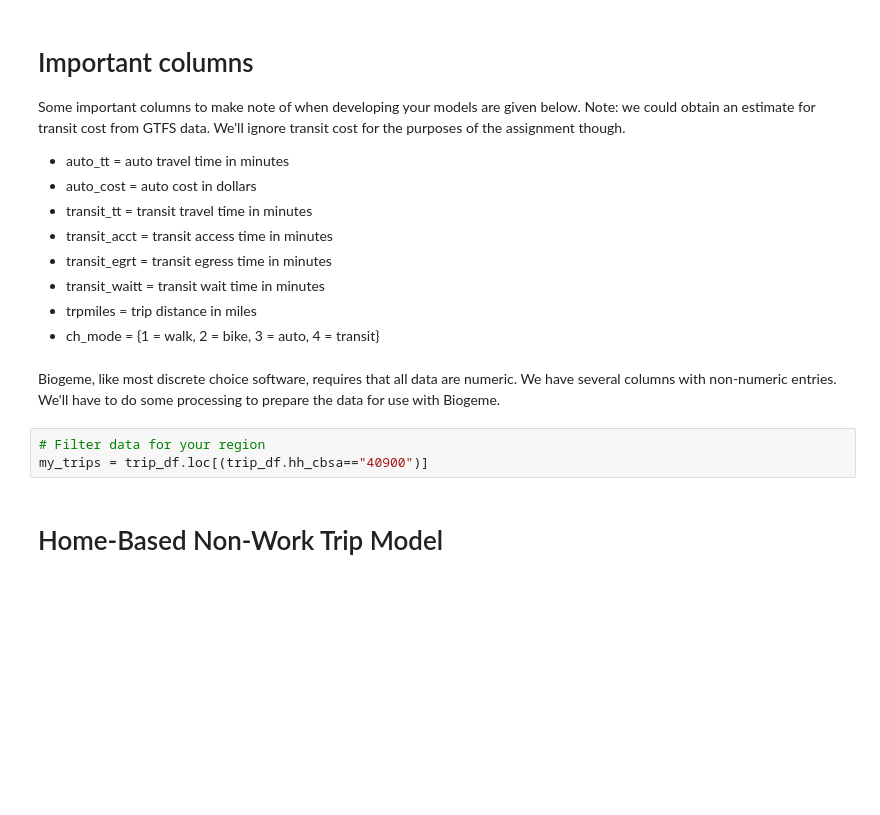
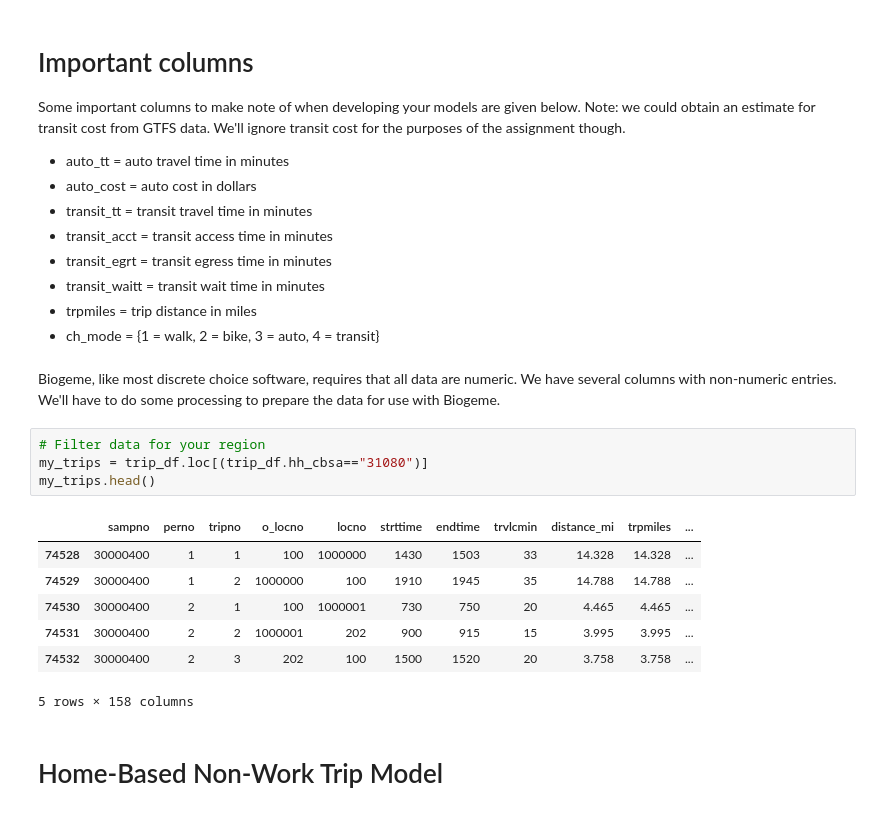
Before and after one commit to CIVE461-Group5/CIVE_461, a Jupyter notebook: Group Project/G03-NAMES.ipynb, the cells around one changed output. Saved outputs shown, nothing was run; the diff lists cells and outputs as text; blank space fills up the shorter version.

Commit message:
Updated cbsa to _31080

```diff
--- a/Group Project/G03-NAMES.ipynb
+++ b/Group Project/G03-NAMES.ipynb
@@ -51,7 +51,16 @@ Some important columns to make note of when developing your models are given bel
 Biogeme, like most discrete choice software, requires that all data are numeric. We have several columns with non-numeric entries. We'll have to do some processing to prepare the data for use with Biogeme.
 # %%
 # Filter data for your region
-my_trips = trip_df.loc[(trip_df.hh_cbsa=="40900")]
+my_trips = trip_df.loc[(trip_df.hh_cbsa=="31080")]
+my_trips.head()
+# %% [output]
+|  | sampno | perno | tripno | o_locno | locno | strttime | endtime | trvlcmin | distance_mi | trpmiles | ... |
+| 74528 | 30000400 | 1 | 1 | 100 | 1000000 | 1430 | 1503 | 33 | 14.328 | 14.328 | ... |
+| 74529 | 30000400 | 1 | 2 | 1000000 | 100 | 1910 | 1945 | 35 | 14.788 | 14.788 | ... |
+| 74530 | 30000400 | 2 | 1 | 100 | 1000001 | 730 | 750 | 20 | 4.465 | 4.465 | ... |
+| 74531 | 30000400 | 2 | 2 | 1000001 | 202 | 900 | 915 | 15 | 3.995 | 3.995 | ... |
+| 74532 | 30000400 | 2 | 3 | 202 | 100 | 1500 | 1520 | 20 | 3.758 | 3.758 | ... |
+5 rows × 158 columns
 # %% [markdown]
 # Home-Based Non-Work Trip Model
 # %%
```
